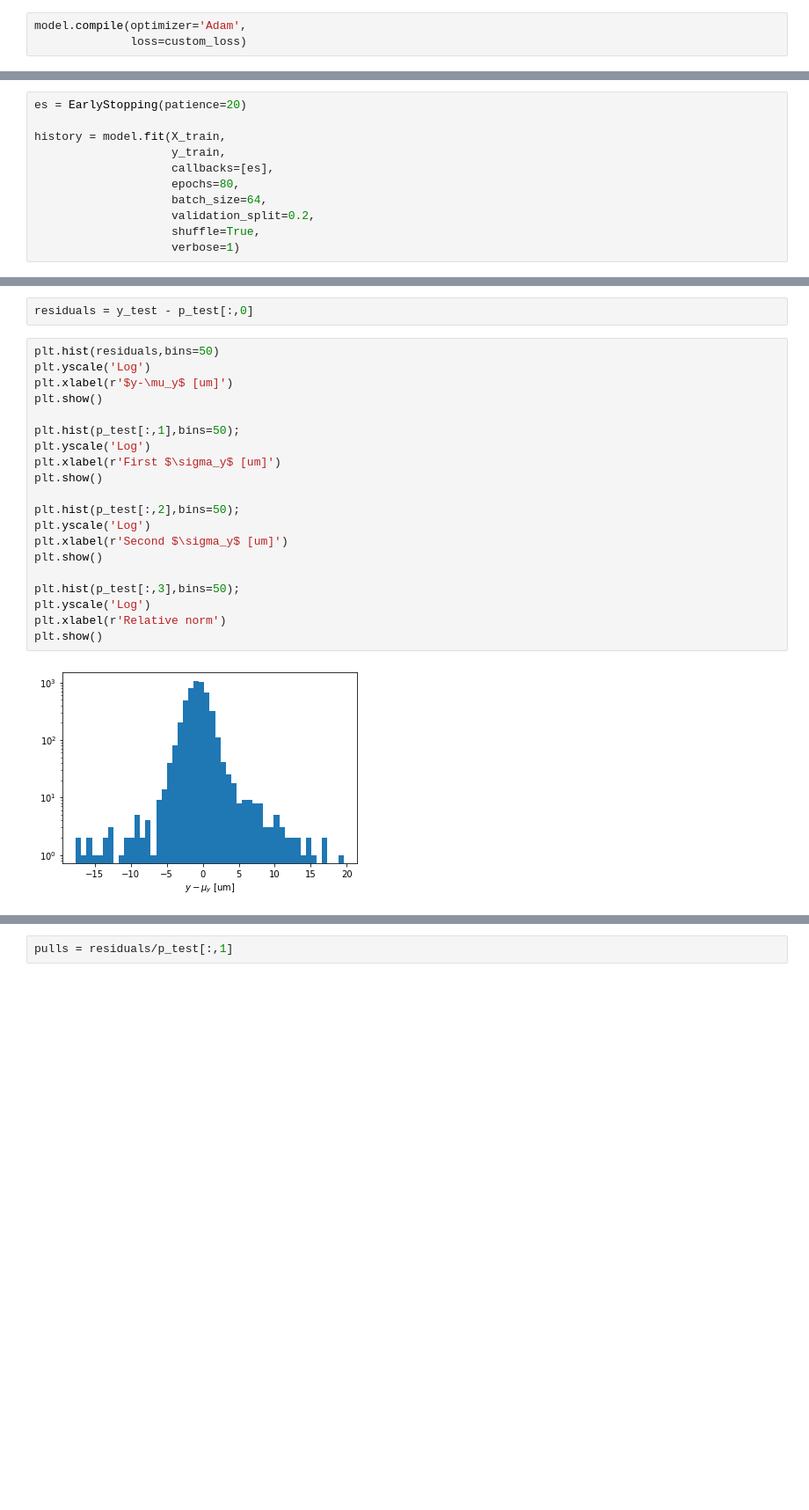
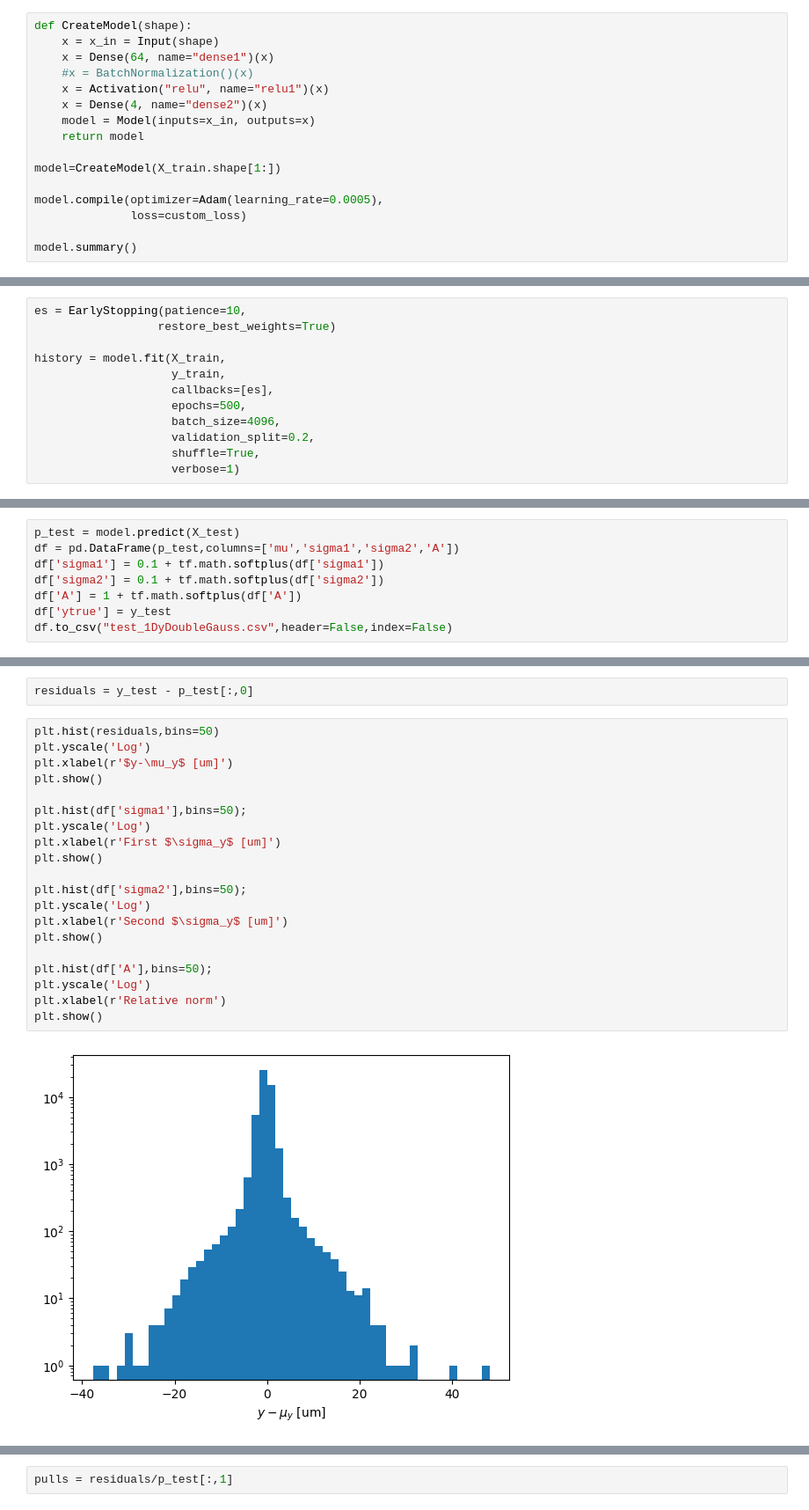
Before and after one commit to nhanvtran/directional-pixel-detectors, a Jupyter notebook: hit-position/train-1Dy-DoubleGauss.ipynb, the cells around one changed output, grey strips where cells are left out. Shown at 88% size. Drawn from its saved outputs; the diff is of its cells as text; blank space fills up the shorter version.

Commit message:
Double gauss works. DCSB no

```diff
--- a/hit-position/train-1Dy-DoubleGauss.ipynb
+++ b/hit-position/train-1Dy-DoubleGauss.ipynb
@@ -76,6 +62,19 @@ def custom_loss(y, p):
     NLL = -1*tf.math.log(likelihood)
 
     return tf.keras.backend.sum(NLL,axis=1)
-# %%
-model.compile(optimizer='Adam',
-              loss=custom_loss)
+# %%
+def CreateModel(shape):
+    x = x_in = Input(shape)
+    x = Dense(64, name="dense1")(x)
+    #x = BatchNormalization()(x)
+    x = Activation("relu", name="relu1")(x)
+    x = Dense(4, name="dense2")(x)
+    model = Model(inputs=x_in, outputs=x)
+    return model
+
+model=CreateModel(X_train.shape[1:])
+
+model.compile(optimizer=Adam(learning_rate=0.0005),
+              loss=custom_loss)
+
+model.summary()
@@ -82,11 +112,12 @@ model.compile(optimizer='Adam',
 # %%
-es = EarlyStopping(patience=20)
+es = EarlyStopping(patience=10,
+                  restore_best_weights=True)
 
 history = model.fit(X_train,
                     y_train,
                     callbacks=[es],
-                    epochs=80,
-                    batch_size=64,
+                    epochs=500,
+                    batch_size=4096,
                     validation_split=0.2,
                     shuffle=True,
                     verbose=1)
@@ -133,0 +159,8 @@ np.savetxt("test_1DyGaus.csv", p_test, delimiter=",")
+# %%
+p_test = model.predict(X_test)
+df = pd.DataFrame(p_test,columns=['mu','sigma1','sigma2','A'])
+df['sigma1'] = 0.1 + tf.math.softplus(df['sigma1'])
+df['sigma2'] = 0.1 + tf.math.softplus(df['sigma2'])
+df['A'] = 1 + tf.math.softplus(df['A'])
+df['ytrue'] = y_test
+df.to_csv("test_1DyDoubleGauss.csv",header=False,index=False)
@@ -136,22 +171,22 @@ residuals = y_test - p_test[:,0]
 # %%
 plt.hist(residuals,bins=50)
 plt.yscale('Log')
 plt.xlabel(r'$y-\mu_y$ [um]')
 plt.show()
 
-plt.hist(p_test[:,1],bins=50);
+plt.hist(df['sigma1'],bins=50);
 plt.yscale('Log')
 plt.xlabel(r'First $\sigma_y$ [um]')
 plt.show()
 
-plt.hist(p_test[:,2],bins=50);
+plt.hist(df['sigma2'],bins=50);
 plt.yscale('Log')
 plt.xlabel(r'Second $\sigma_y$ [um]')
 plt.show()
 
-plt.hist(p_test[:,3],bins=50);
+plt.hist(df['A'],bins=50);
 plt.yscale('Log')
 plt.xlabel(r'Relative norm')
 plt.show()
 # %% [output]
-[figure, old version]
+[figure, new version]
```
Also changed, not shown: parts of 20 cells of this notebook, 3 other files.
